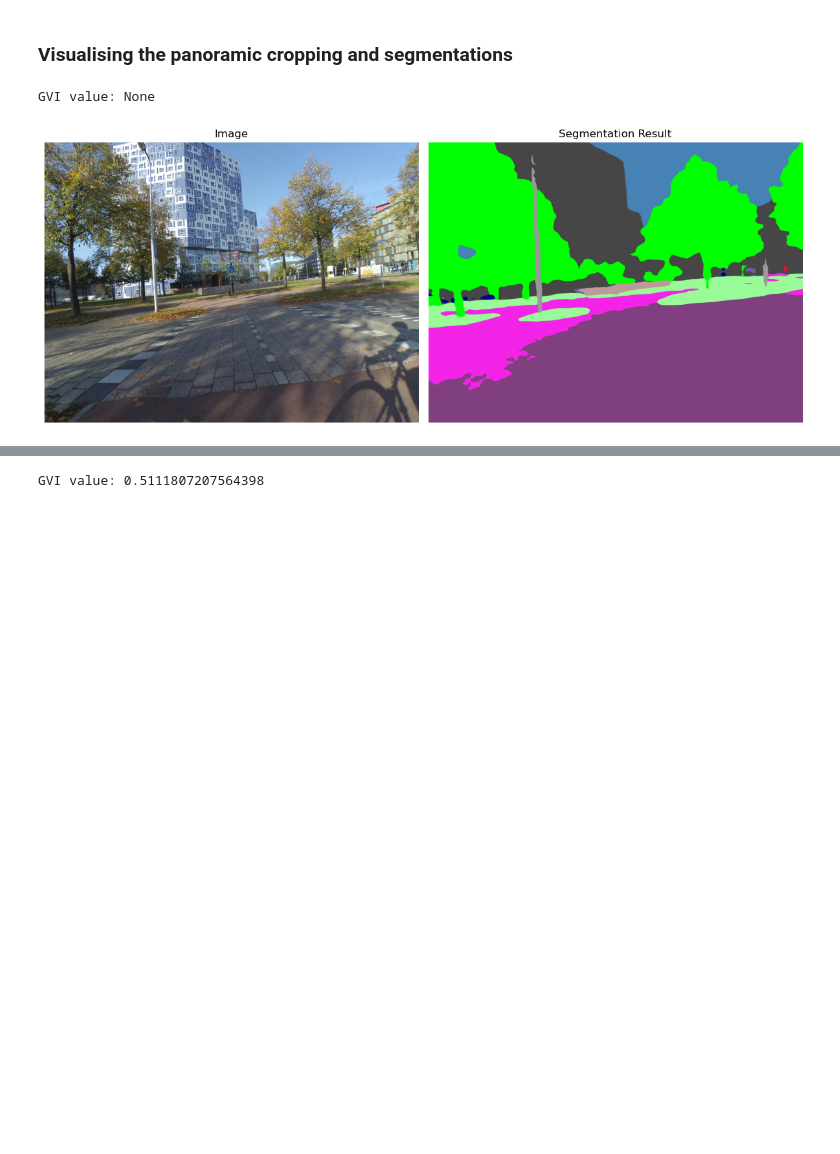
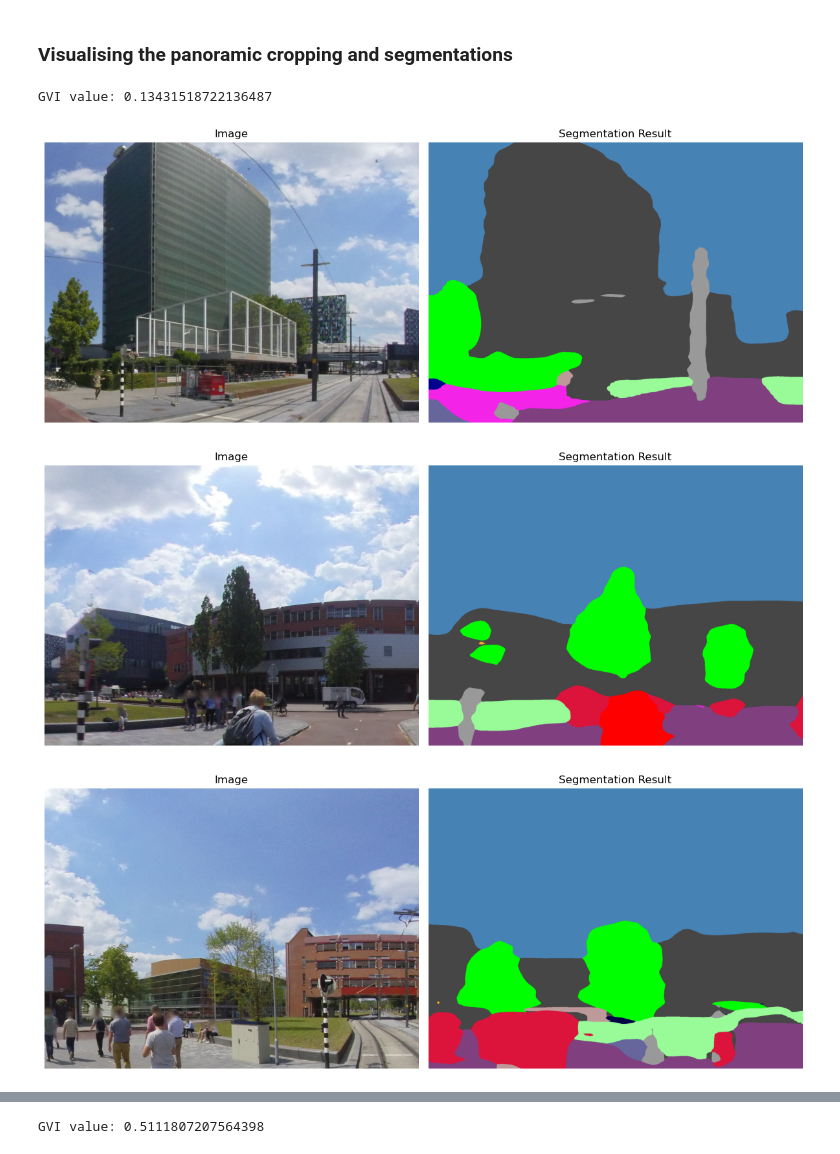
Before and after one commit to Spatial-Data-Science-and-GEO-AI-Lab/StreetView-NatureVisibility, a Jupyter notebook: pipeline_step_by_step.ipynb, the cells around one changed output, grey strips where cells are left out. Cells and saved outputs as stored; diff of their text form; code cells hidden in the pictures; blank space fills up the shorter version.

```diff
--- a/pipeline_step_by_step.ipynb
+++ b/pipeline_step_by_step.ipynb
@@ -23,12 +23,13 @@ import io
 # %%
 place = "De Uithof, Utrecht" # Name of the place to analyse, in this specific case, Utrecht Science Park will be used
 distance = 50  # Distance between the sample points in meters
+cut_by_road_centres = False # Determine if panoramic images are going to be cropped using the road centres
 access_token = "MLY|6485067431536537|baf4334b590f31d5b78eff1dbd2743f1" # Access token for mapillary (e.g. MLY|)
 file_name = "sample-file" # Name of the csv file in which the points with the GVI value are going to be stored
 max_workers = 8 # Number of threads that are going to be used, a good starting point could be the number of cores of the computer
 # As this is only an example to explain the pipeline, I'll take just 20 points
-begin = 0
-end = 20
+begin = None
+end = None
 # %% [markdown]
 **Step 1. Get the road network**
 
@@ -144,7 +145,7 @@ In this final step, the download_images_for_points function is responsible for e
 # We create the folders in which the results are going to be stored
 process_data.prepare_folders(place)
 # %%
-results = process_data.download_images_for_points(features_copy, access_token, max_workers, place, file_name)
+results = process_data.download_images_for_points(features_copy, access_token, max_workers, cut_by_road_centres, place, file_name)
 # %%
 # Transforming the results list to a geodataframe so we can visualize it
 results = pd.DataFrame(results, columns=["id", "x", "y", "GVI", "is_panoramic", "missing", "error"])
@@ -236,7 +236,7 @@ def visualize_results(image, segmentation):
     plt.show()
 # %%
 # Download images
-def download_image(id, geometry, image_id, is_panoramic, access_token, processor, model):
+def download_image(id, geometry, image_id, is_panoramic, cut_by_road_centres, access_token, processor, model):
     # Check if the image id exists
     if image_id:
         try:
@@ -254,7 +254,7 @@ def download_image(id, geometry, image_id, is_panoramic, access_token, processor
             image_url = data["thumb_original_url"]
 
             # Process the downloaded image using the provided image URL, is_panoramic flag, processor, and model
-            images, pickles, result = process_data.process_images(image_url, is_panoramic, processor, model)
+            images, pickles, result = process_data.process_images(image_url, is_panoramic, cut_by_road_centres, processor, model)
         except:
             images = []
             pickles = []
@@ -282,15 +282,17 @@ def display_images(row):
     image_id = row["image_id"].values[0]
     is_panoramic = row["is_panoramic"].values[0]
 
-    images, pickles, result = process_data.download_image(id, geometry, image_id, is_panoramic, access_token, processor, model)
+    images, pickles, result = download_image(id, geometry, image_id, is_panoramic, cut_by_road_centres, access_token, processor, model)
 
     print(f"GVI value: {result[3]}")
 
     for image, pickle in zip(images, pickles):
         visualize_results(image, pickle)
 # %%
-feature_image = features[features.id == 11]
+feature_image = features[features.id == 214]
 display_images(feature_image)
 # %% [output]
-GVI value: None
+GVI value: 0.13431518722136487
-[figure, old version]
+[figure, new version]
+[figure, added]
+[figure, added]
```
Also changed, not shown: parts of 4 cells of this notebook, 4 other files.
